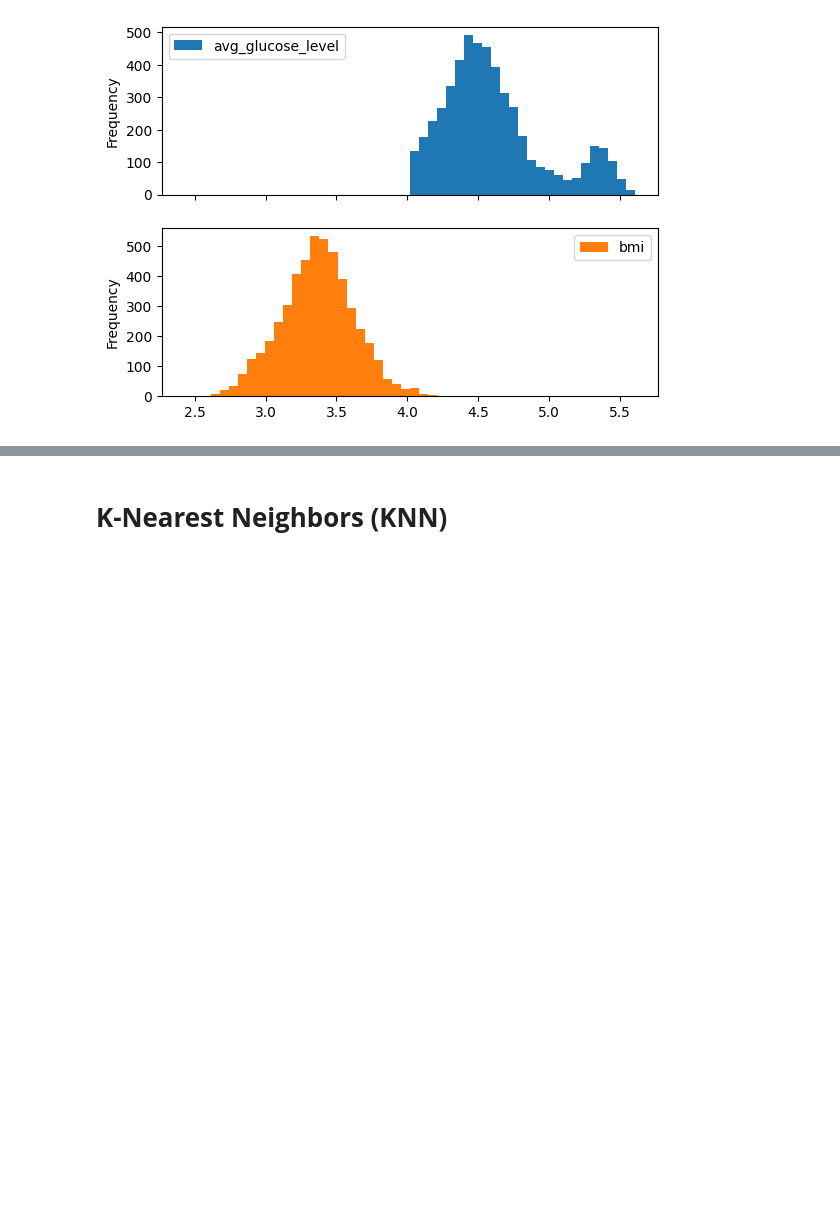
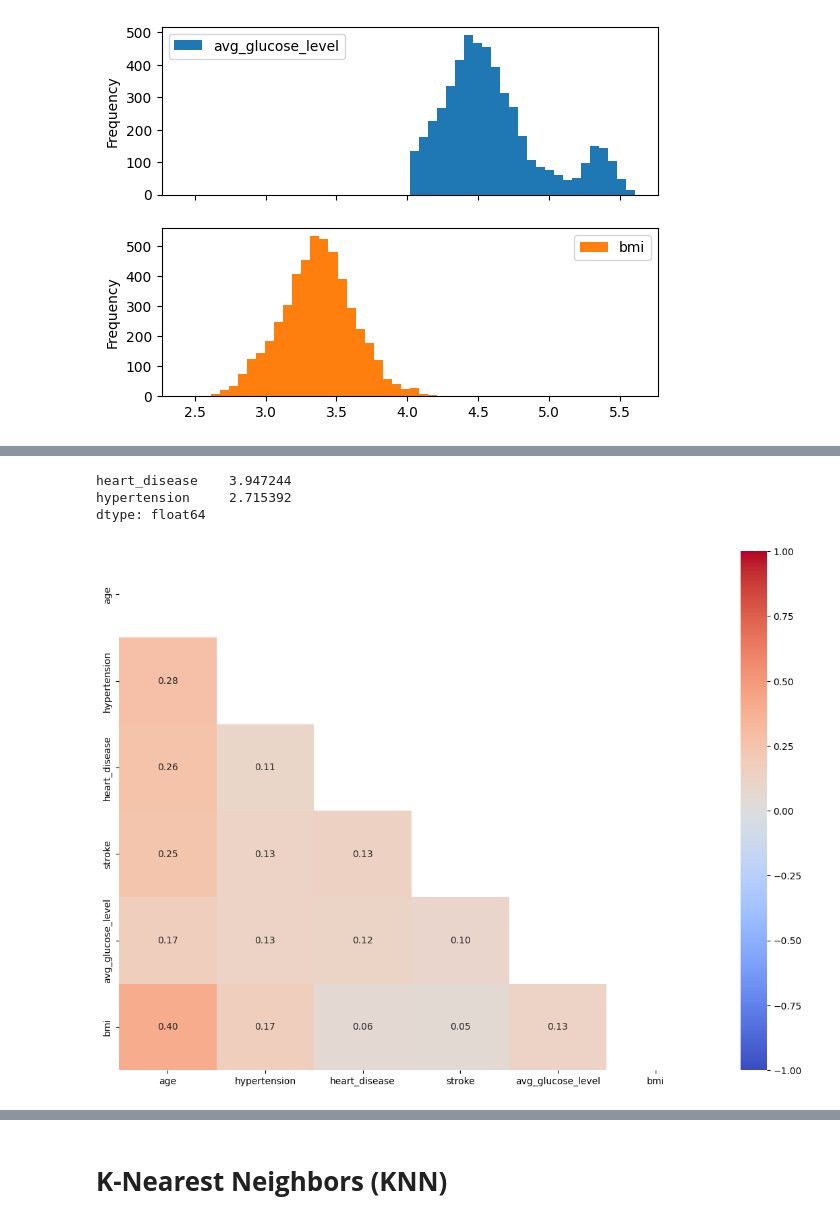
Before and after one commit to prvshkmr/prvshkmr.github.io, a Jupyter notebook: Stroke_Predication.ipynb, the cells around one changed output, grey strips where cells are left out. Saved outputs shown, nothing was run; the diff lists cells and outputs as text; code cells hidden in the pictures; blank space fills up the shorter version.

```diff
--- a/Stroke_Predication.ipynb
+++ b/Stroke_Predication.ipynb
@@ -303,0 +349,2 @@ dtype: float64
+# %%
+df.drop(['avg_glucose_level', 'bmi'], axis=1, inplace=True)
@@ -303,0 +355,2 @@ dtype: float64
+# %%
+df = pd.concat([df, df_trans], axis=1)
@@ -303,0 +368,18 @@ dtype: float64
+# %%
+skew_limit = 0.75 # This is our threshold-limit to evaluate skewness.
+                  # Overall below abs(1) seems acceptable for the linear models.
+skew_vals = df[numerical].skew()
+skew_cols= skew_vals[abs(skew_vals)> skew_limit].sort_values(ascending=False)
+skew_cols
+# %% [output]
+heart_disease    3.947244
+hypertension     2.715392
+dtype: float64
+# %%
+numerical= df.select_dtypes('number').columns
+
+matrix = np.triu(df[numerical].corr())
+fig, ax = plt.subplots(figsize=(14,10))
+sns.heatmap (df[numerical].corr(), annot=True, fmt= '.2f', vmin=-1, vmax=1, center=0, cmap='coolwarm',mask=matrix, ax=ax);
+# %% [output]
+[figure, added]
```
Also changed, not shown: parts of 80 cells of this notebook.
